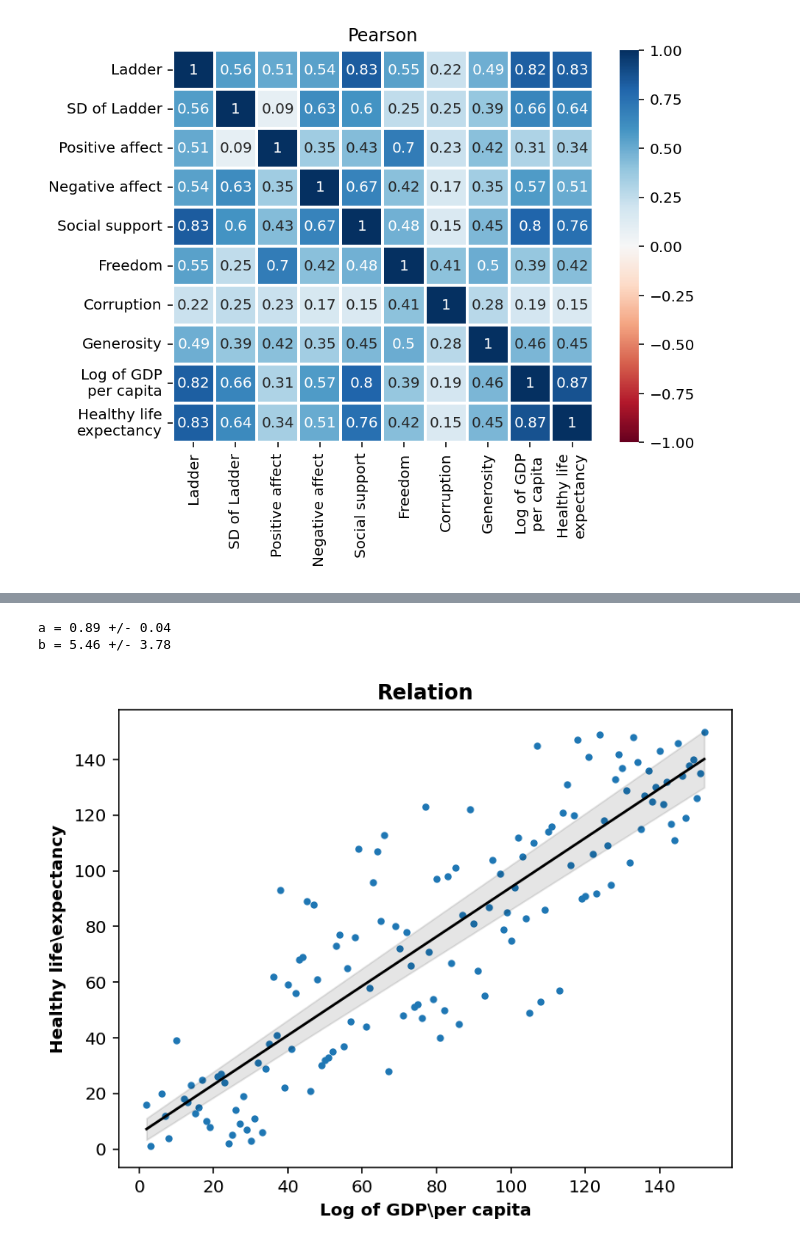
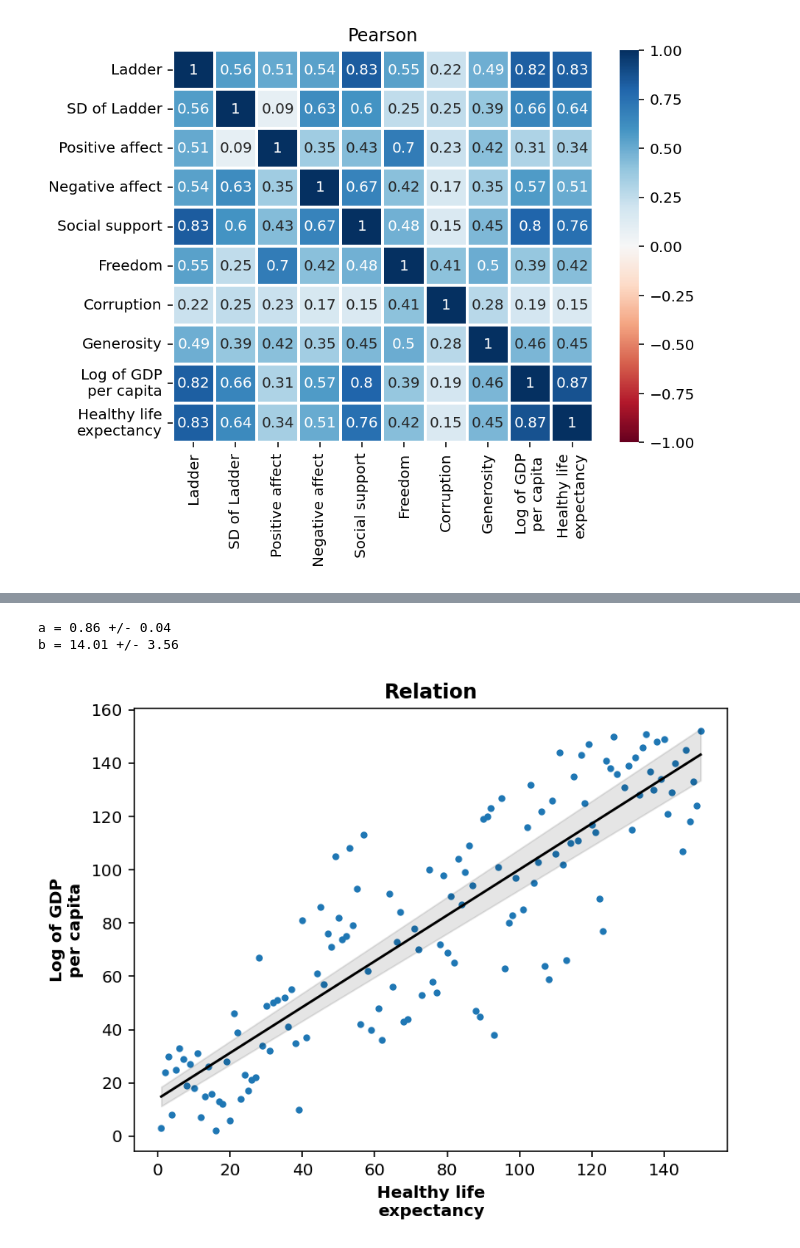
Before and after one commit to Anagha235/Clustering-and-Fitting, a Jupyter notebook: Clustering and Fitting.ipynb, the cells around one changed output, grey strips where cells are left out. Saved outputs shown, nothing was run; the diff lists cells and outputs as text; code cells hidden in the pictures.

```diff
--- a/Clustering and Fitting.ipynb
+++ b/Clustering and Fitting.ipynb
@@ -60,8 +89,8 @@ def linefunc(x,a,b):
     y = a*x + b
     return (y)
 # %%
-x = df['Log of GDP\nper capita']
-y = df['Healthy life\nexpectancy']
+x = df['Healthy life\nexpectancy']
+y = df['Log of GDP\nper capita']
 # %%
 p, cov = curve_fit(linfunc, x, y)  # give it the function to be fitted then x and y
 
@@ -71,31 +100,33 @@ sigma = np.sqrt(np.diag(cov))
 print(f"a = {p[0]:.2f} +/- {sigma[0]:.2f}")
 print(f"b = {p[1]:.2f} +/- {sigma[1]:.2f}")
 # %% [output]
-a = 0.89 +/- 0.04
-b = 5.46 +/- 3.78
+a = 0.86 +/- 0.04
+b = 14.01 +/- 3.56
 # %%
 def Relation_btw__gdp_and_healthylife_and_fitted_line():
     """
     Plots an scatter plot showing relation between writing score and math score
 
     Parameter:
     writing score and math score Column from DataFrame
 
     Returns the Scatter PLot
     """
 
     plt.figure(dpi = 144)
     plt.scatter(x,y,s=10, alpha=1)
     xfit = np.linspace(np.min(x), np.max(x), 100)
     plt.plot(xfit,linfunc(xfit, p[0], p[1]), 'k-')
     plt.fill_between(xfit,linfunc(xfit, p[0] - sigma[0], p[1] - sigma[1]),
                      linfunc(xfit, p[0] + sigma[0], p[1] + sigma[1]), color='k', alpha=0.1)
-    plt.xlabel('Log of GDP\per capita' , fontweight = 'bold')
-    plt.ylabel('Healthy life\expectancy' , fontweight = 'bold')
+    plt.xlabel('Healthy life\nexpectancy' , fontweight = 'bold')
+    plt.ylabel('Log of GDP\nper capita' , fontweight = 'bold')
+
     plt.title('Relation' , fontweight = 'bold')
 
     plt.show()
 
+
 Relation_btw__gdp_and_healthylife_and_fitted_line()
 # %% [output]
-[figure, old version]
+[figure, new version]
```
Also changed, not shown: parts of 6 cells of this notebook, 1 other file.
